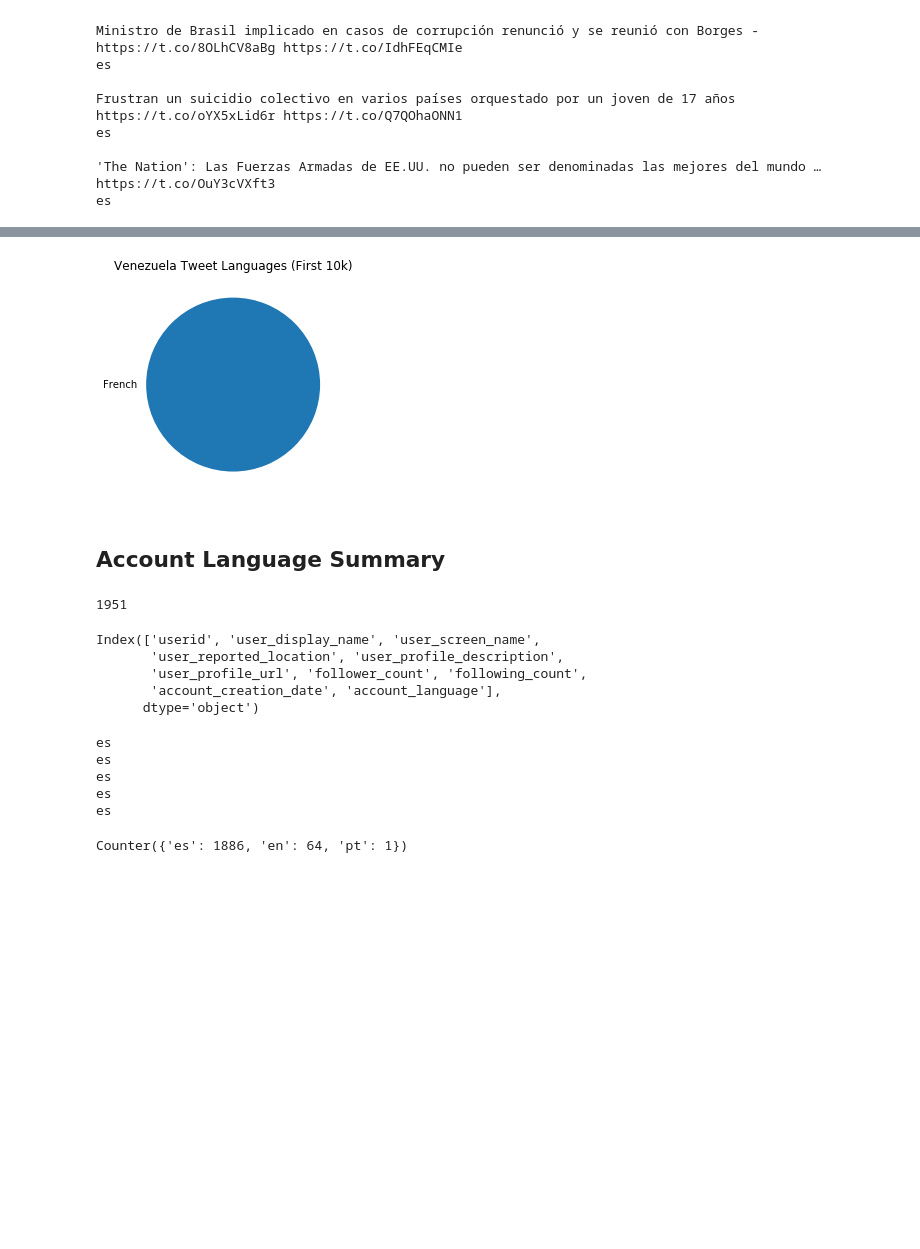
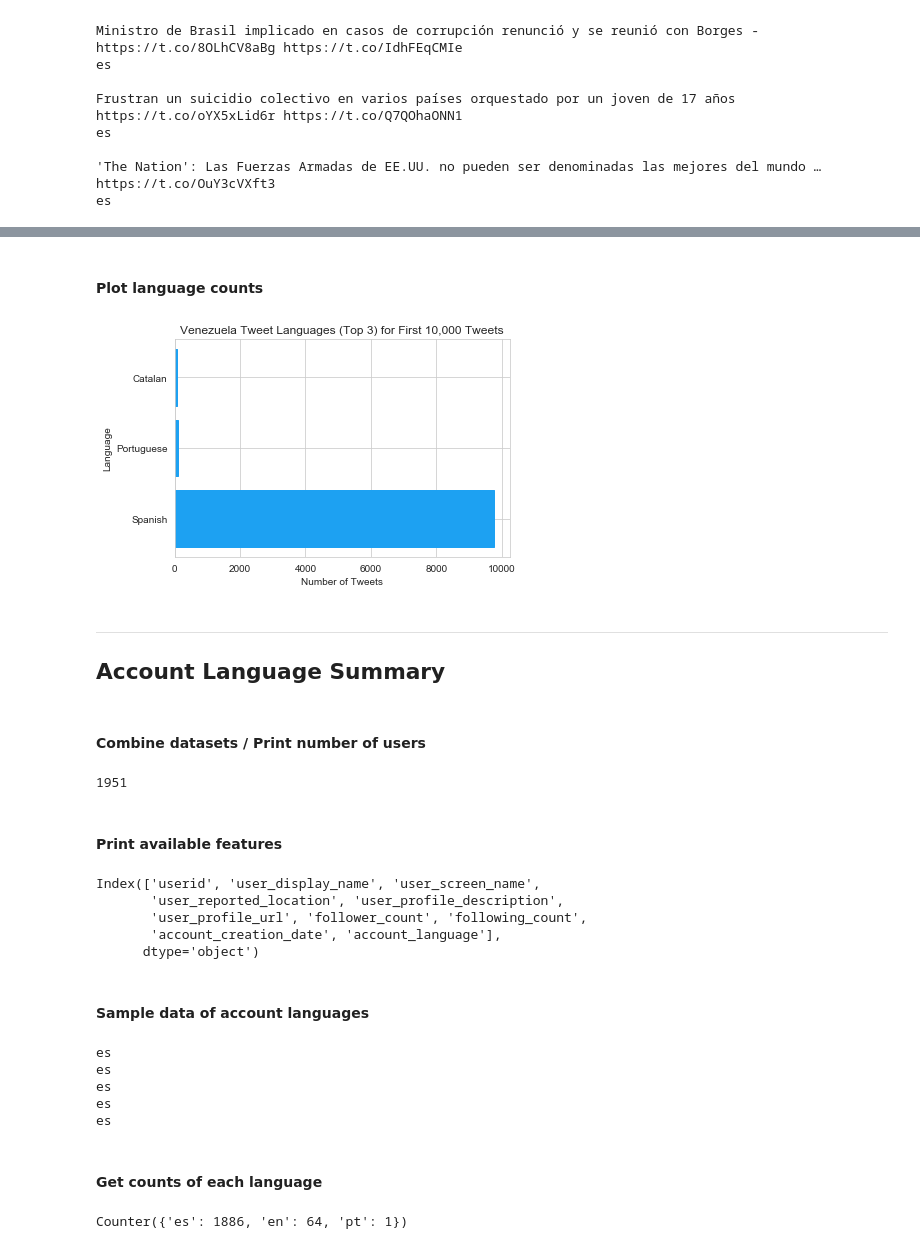
Before and after one commit to ashero0/elections-integrity-analysis, a Jupyter notebook: Language Analysis/Language_Venezuela.ipynb, the cells around one changed output, grey strips where cells are left out. Drawn from its saved outputs; the diff is of its cells as text; code cells hidden in the pictures; blank space fills up the shorter version.

```diff
--- a/Language Analysis/Language_Venezuela.ipynb
+++ b/Language Analysis/Language_Venezuela.ipynb
@@ -123,10 +135,3 @@ es
 
 'The Nation': Las Fuerzas Armadas de EE.UU. no pueden ser denominadas las mejores del mundo … https://t.co/OuY3cVXft3
 es
-# %%
-# Detect language of tweets & store in a list
-# Only do first 10,000 for Milestone 1
-tweet_languages = []
-for tweet_text in ven.head(10000)['tweet_text']:
-    lang = langdetect.detect(elem)
-    tweet_languages.append(lang)
@@ -132,0 +141,12 @@ for tweet_text in ven.head(10000)['tweet_text']:
+# %%
+tweet_languages = []
+num_of_tweets = 10000
+ven_tweets = ven.head(num_of_tweets)['tweet_text']
+
+for tweet_text in ven_tweets:
+    lang = ''
+    try:
+        lang = langdetect.detect(tweet_text)
+    except:
+        lang = 'n/a'
+    tweet_languages.append(lang)
@@ -139,23 +160,39 @@ Counter({'fr': 10000})
+# %% [markdown]
+#### Plot language counts
 # %%
-# Plot language counts
 tweet_lang_types = []
 tweet_lang_counts = []
-for lang in tweet_languages_count:
+sorted_tweet_languages_count = tweet_languages_count.most_common(3)
+
+for lang, count in sorted_tweet_languages_count:
     tweet_lang_types.append(lang)
-    count = tweet_languages_count[lang]
     tweet_lang_counts.append(count)
 
 tweet_lang_types_long = []
 for lang in tweet_lang_types:
-    lang_long = pylang.languages.get(alpha2 = lang).name
-    tweet_lang_types_long.append(lang_long)
+    try:
+        lang_long = pylang.languages.get(alpha2 = lang).name
+        tweet_lang_types_long.append(lang_long)
+    except:
+        # For type n/a, will throw an error
+        tweet_lang_types_long.append('N/A')
 
-pyplot.pie(tweet_lang_counts, labels = tweet_lang_types_long)
-pyplot.title('Venezuela Tweet Languages (First 10k)')
-pyplot.show()
+# Labels
+plt.title('Venezuela Tweet Languages (Top 3) for First 10,000 Tweets')
+plt.xlabel('Number of Tweets')
+plt.ylabel('Language')
+
+# Add Data
+y_pos = np.arange(len(tweet_lang_types_long))
+sns.set_style('whitegrid')
+plt.barh(y_pos, tweet_lang_counts, color = twitter_color, edgecolor = twitter_color)
+plt.yticks(y_pos, tweet_lang_types_long)
+
+plt.show()
 # %% [output]
-[figure, old version]
+[figure, new version]
 # %% [markdown]
+---
 ## Account Language Summary
 # %%
 accounts_filename_one = '../Data/venezuela_201901_1_users_csv_hashed.csv'
@@ -186,4 +223,6 @@ venezuela_accounts_two = pd.read_csv(accounts_filename_two, dtype = {
     "account_creation_date": str,
     "account_language": str,
 })
+# %% [markdown]
+#### Combine datasets / Print number of users
 # %%
@@ -193,6 +231,8 @@ ven_users = pd.concat(ven_account_datasets)
 print(len(ven_users))
 # %% [output]
 1951
+# %% [markdown]
+#### Print available features
 # %%
 ven_users.columns
 # %% [output]
@@ -201,4 +241,6 @@ Index(['userid', 'user_display_name', 'user_screen_name',
        'user_profile_url', 'follower_count', 'following_count',
        'account_creation_date', 'account_language'],
       dtype='object')
+# %% [markdown]
+#### Sample data of account languages
 # %%
@@ -211,4 +252,6 @@ es
 es
 es
 es
+# %% [markdown]
+#### Get counts of each language
 # %%
```
Also changed, not shown: parts of 21 cells of this notebook, 2 other files.
